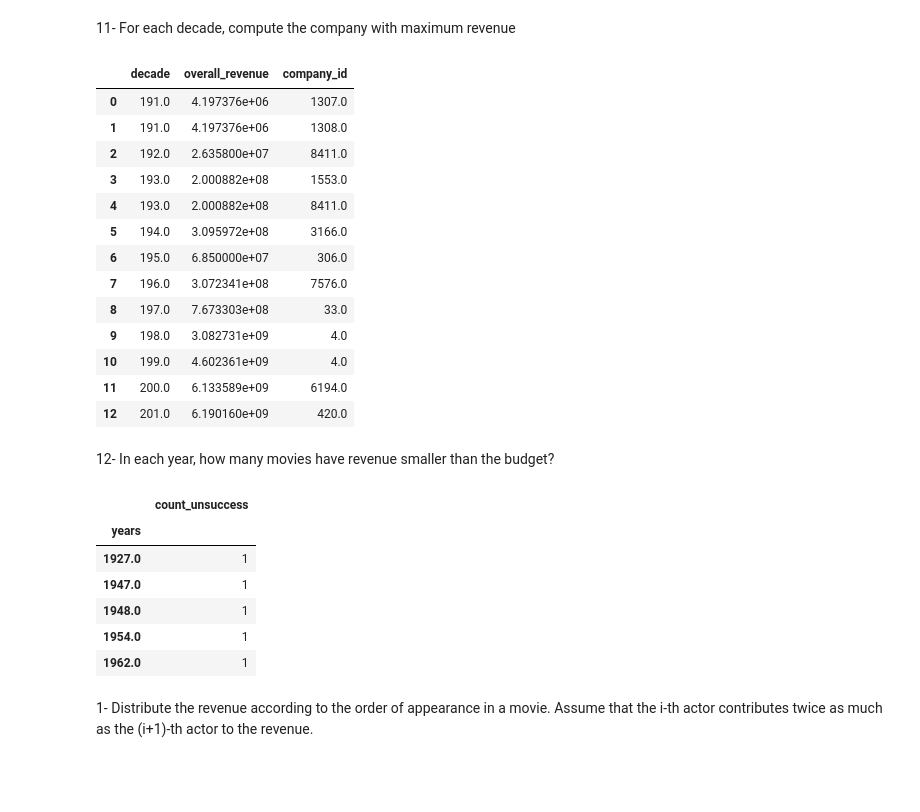
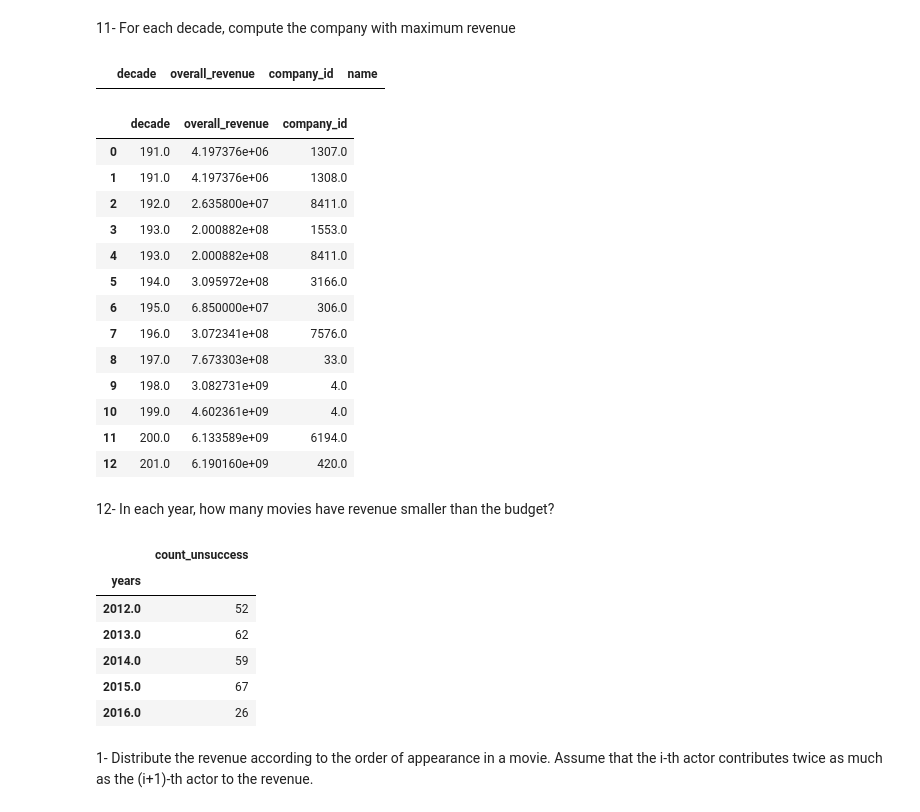
Before and after one commit to silviasantamaria/computerscience, a Jupyter notebook: NUOVO_PROJECT.ipynb, the cells around one changed output. Drawn from its saved outputs; the diff is of its cells as text; code cells hidden in the pictures; blank space fills up the shorter version.

```diff
--- a/NUOVO_PROJECT.ipynb
+++ b/NUOVO_PROJECT.ipynb
@@ -452,0 +426,19 @@ ALL.head()
+# %%
+#si calcola la decade
+movie_id['decade'] = pd.to_datetime(movie_id['release_date'], format="%Y-%m-%d").dt.year//10
+movie_id['decade'] = movie_id.decade.replace(np.nan, 'Missing')
+
+#si calcolano il numero di compagnie per film
+pc_id = prod_companies_id.reset_index()
+pc_counter = pc.groupby('movie_id').count()
+
+#si prepara il data set
+pc = pd.merge(PC1.reset_index(), movie_id.reset_index(), on='movie_id')
+pc = pc[['movie_id', 'company_id', 'revenue', 'decade']].rename(index=str, columns={'company_id':'count_companies'})
+
+#ogni compagnia ottiene una frazone del guadagno del film
+pc['revenue/companies'] = pc['revenue']/pc['count_companies']
+
+#si visualizza il guadagno per ogni compagnia per ogni film
+ALL = pd.merge(pc_id, pc[['movie_id', 'decade', 'revenue', 'count_companies', 'revenue/companies']], on='movie_id')
+ALL.head()
@@ -464,39 +464,45 @@ ALL_grouped.head()
 # %% [markdown]
 11- For each decade, compute the company with maximum revenue
 # %%
-ALL_grouped3= ALL[['company_id', 'decade','revenue/companies']].groupby(['decade', 'company_id']).sum().rename(index=str, columns={'revenue/companies':'overall_revenue'})
-ALL_grouped3= ALL_grouped3.groupby('decade').max()
-pd.merge(ALL_grouped3.reset_index(), ALL_grouped.reset_index(), on=['decade', 'overall_revenue'])
+ALL_grouped2 = ALL[['company_id', 'decade','revenue/companies']].groupby(['decade', 'company_id']).sum().rename(index=str, columns={'revenue/companies':'overall_revenue'})
+ALL_grouped2 = ALL_grouped2.groupby('decade').max() #per ogni decade si calcola il guadagno massimo
+ALL_grouped2 = pd.merge(ALL_grouped2.reset_index(), ALL_grouped.reset_index(), on=['decade', 'overall_revenue'])  #a cui si associa la o le compagnie che hanno ottenuto tale guadagno
+#per una migliore visualizzazione si associa il nome della compagnia
+pd.merge(ALL_grouped2, prod_companies.reset_index(), on='company_id')
 # %% [output]
-|  | decade | overall_revenue | company_id |
-| 0 | 191.0 | 4.197376e+06 | 1307.0 |
-| 1 | 191.0 | 4.197376e+06 | 1308.0 |
-| 2 | 192.0 | 2.635800e+07 | 8411.0 |
-| 3 | 193.0 | 2.000882e+08 | 1553.0 |
-| 4 | 193.0 | 2.000882e+08 | 8411.0 |
-| 5 | 194.0 | 3.095972e+08 | 3166.0 |
-| 6 | 195.0 | 6.850000e+07 | 306.0 |
-| 7 | 196.0 | 3.072341e+08 | 7576.0 |
-| 8 | 197.0 | 7.673303e+08 | 33.0 |
-| 9 | 198.0 | 3.082731e+09 | 4.0 |
-| 10 | 199.0 | 4.602361e+09 | 4.0 |
-| 11 | 200.0 | 6.133589e+09 | 6194.0 |
-| 12 | 201.0 | 6.190160e+09 | 420.0 |
+|  | decade | overall_revenue | company_id | name |
+# %%
+ALL_grouped2  ###?????????????????
+# %% [output]
+|  | decade | overall_revenue | company_id |
+| 0 | 191.0 | 4.197376e+06 | 1307.0 |
+| 1 | 191.0 | 4.197376e+06 | 1308.0 |
+| 2 | 192.0 | 2.635800e+07 | 8411.0 |
+| 3 | 193.0 | 2.000882e+08 | 1553.0 |
+| 4 | 193.0 | 2.000882e+08 | 8411.0 |
+| 5 | 194.0 | 3.095972e+08 | 3166.0 |
+| 6 | 195.0 | 6.850000e+07 | 306.0 |
+| 7 | 196.0 | 3.072341e+08 | 7576.0 |
+| 8 | 197.0 | 7.673303e+08 | 33.0 |
+| 9 | 198.0 | 3.082731e+09 | 4.0 |
+| 10 | 199.0 | 4.602361e+09 | 4.0 |
+| 11 | 200.0 | 6.133589e+09 | 6194.0 |
+| 12 | 201.0 | 6.190160e+09 | 420.0 |
 # %% [markdown]
 12- In each year, how many movies have revenue smaller than the budget?
 # %%
-movie_id1= movie_id.reset_index()
-movies_unsuccess= movie_id1.loc[movie_id1.gross_margin < 0, ['years','gross_margin']]
-movies_unsuccess= movies_unsuccess.groupby('years').count()
-movies_unsuccess.rename(index=str, columns={'gross_margin': 'count_unsuccess'}).head()
+movie_id1 = movie_id.reset_index()
+movies_unsuccess = movie_id1.loc[movie_id1.gross_margin < 0, ['years','gross_margin']]
+movies_unsuccess = movies_unsuccess.groupby('years').count()
+movies_unsuccess.rename(index=str, columns={'gross_margin': 'count_unsuccess'}).tail()
 # %% [output]
 |  | count_unsuccess |
 | years |  |
-| 1927.0 | 1 |
-| 1947.0 | 1 |
-| 1948.0 | 1 |
-| 1954.0 | 1 |
-| 1962.0 | 1 |
+| 2012.0 | 52 |
+| 2013.0 | 62 |
+| 2014.0 | 59 |
+| 2015.0 | 67 |
+| 2016.0 | 26 |
 # %% [markdown]
 1- Distribute the revenue according to the order of appearance in a movie. Assume that the i-th actor contributes twice as much as the (i+1)-th actor to the revenue.
 # %%
```
Also changed, not shown: parts of 10 cells of this notebook.
